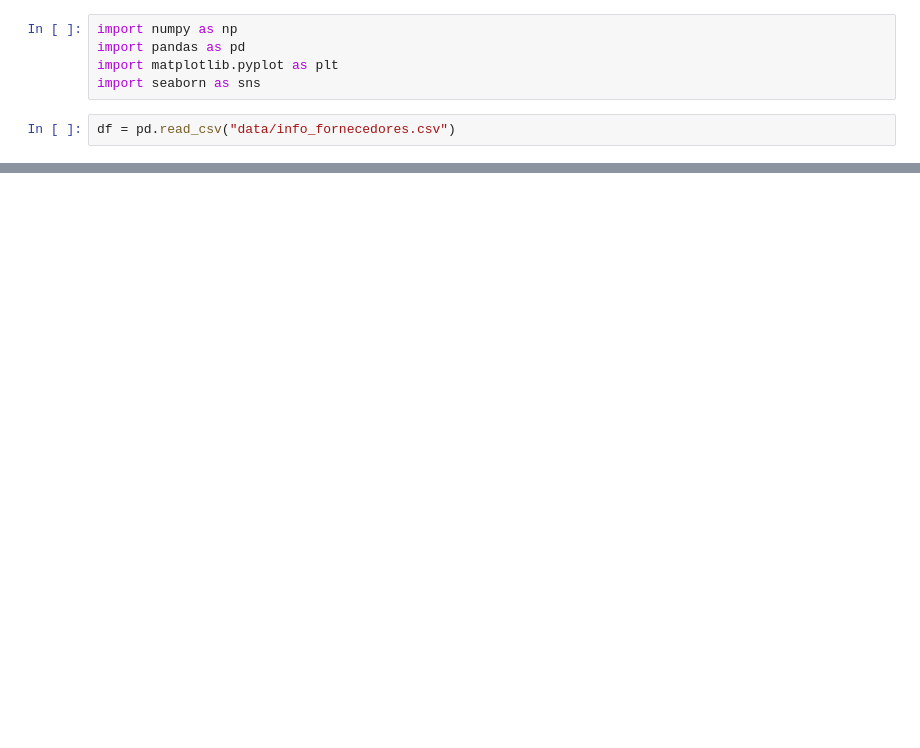
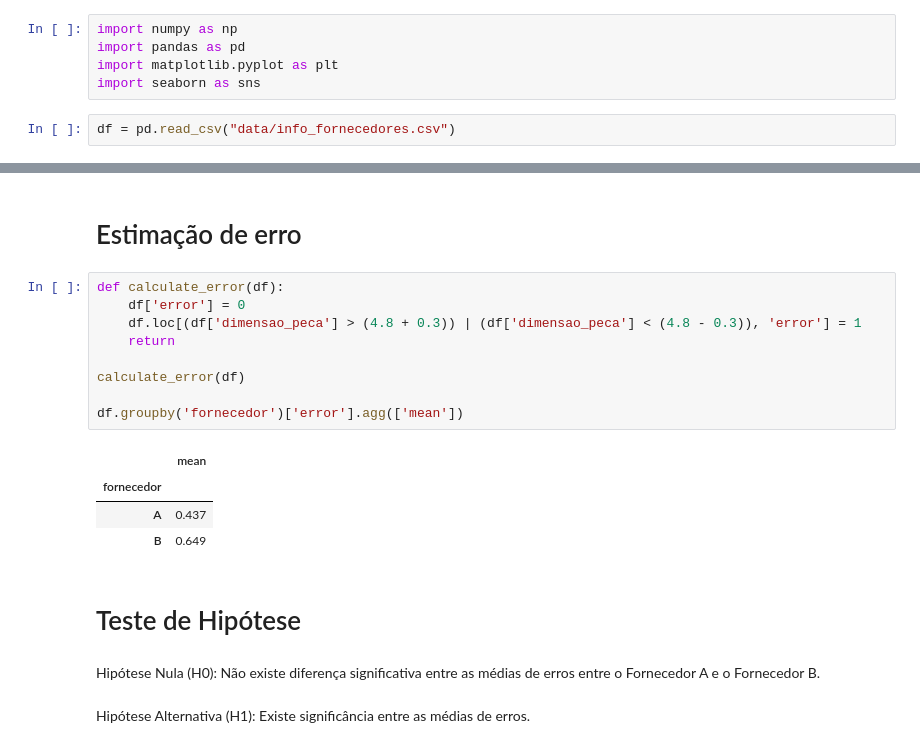
Before and after one commit to anaaristow/analise_fornecedores_pecas, a Jupyter notebook: analise.ipynb, the cells around one changed output, grey strips where cells are left out. Drawn from its saved outputs; the diff is of its cells as text; blank space fills up the shorter version.

```diff
--- a/analise.ipynb
+++ b/analise.ipynb
@@ -150,0 +67,22 @@ Porcentagem de erro para maquina E é:34.8
+# %% [markdown]
+# Estimação de erro
+# %%
+def calculate_error(df):
+    df['error'] = 0
+    df.loc[(df['dimensao_peca'] > (4.8 + 0.3)) | (df['dimensao_peca'] < (4.8 - 0.3)), 'error'] = 1
+    return
+
+calculate_error(df)
+
+df.groupby('fornecedor')['error'].agg(['mean'])
+# %% [output]
+|  | mean |
+| fornecedor |  |
+| A | 0.437 |
+| B | 0.649 |
+# %% [markdown]
+# Teste de Hipótese
+# %% [markdown]
+Hipótese Nula (H0): Não existe diferença significativa entre as médias de erros entre o Fornecedor A e o Fornecedor B.
+# %% [markdown]
+Hipótese Alternativa (H1): Existe significância entre as médias de erros.
```
Also changed, not shown: parts of 19 cells of this notebook, 1 other file.
